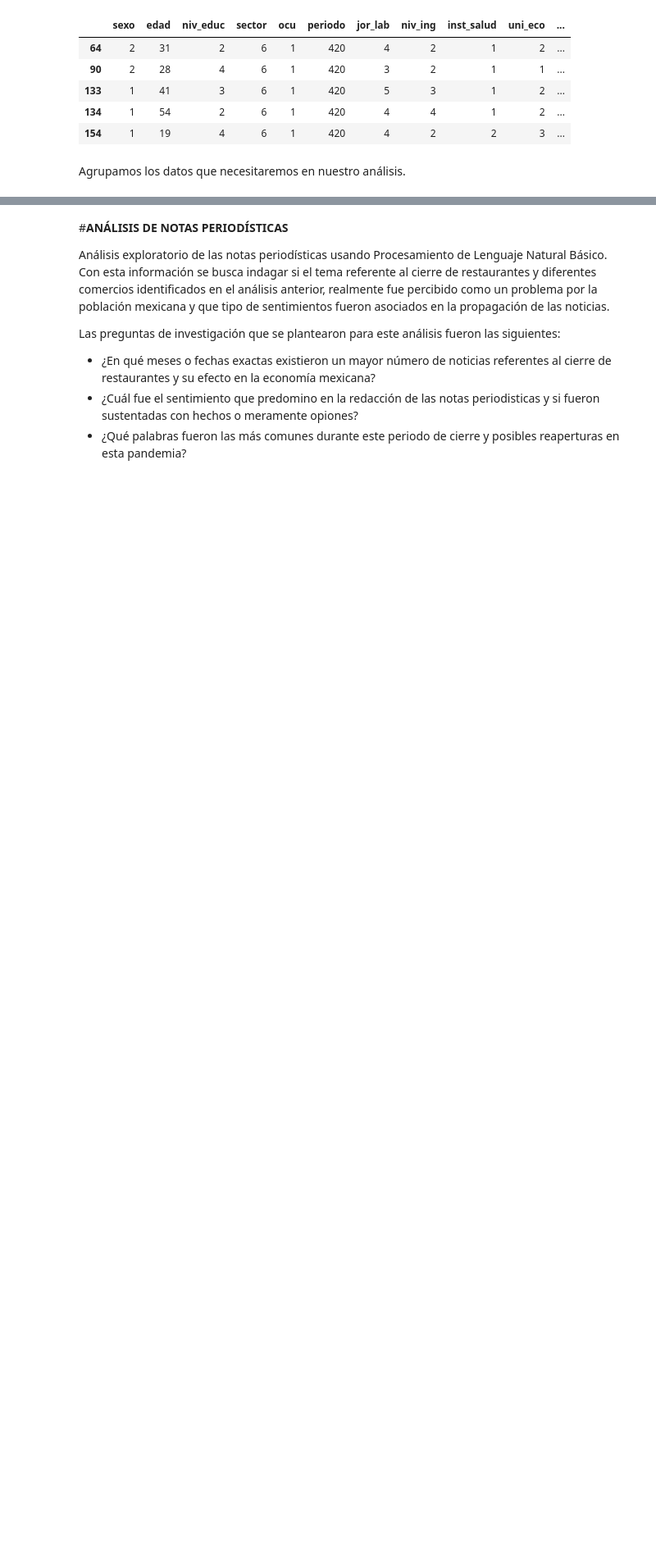
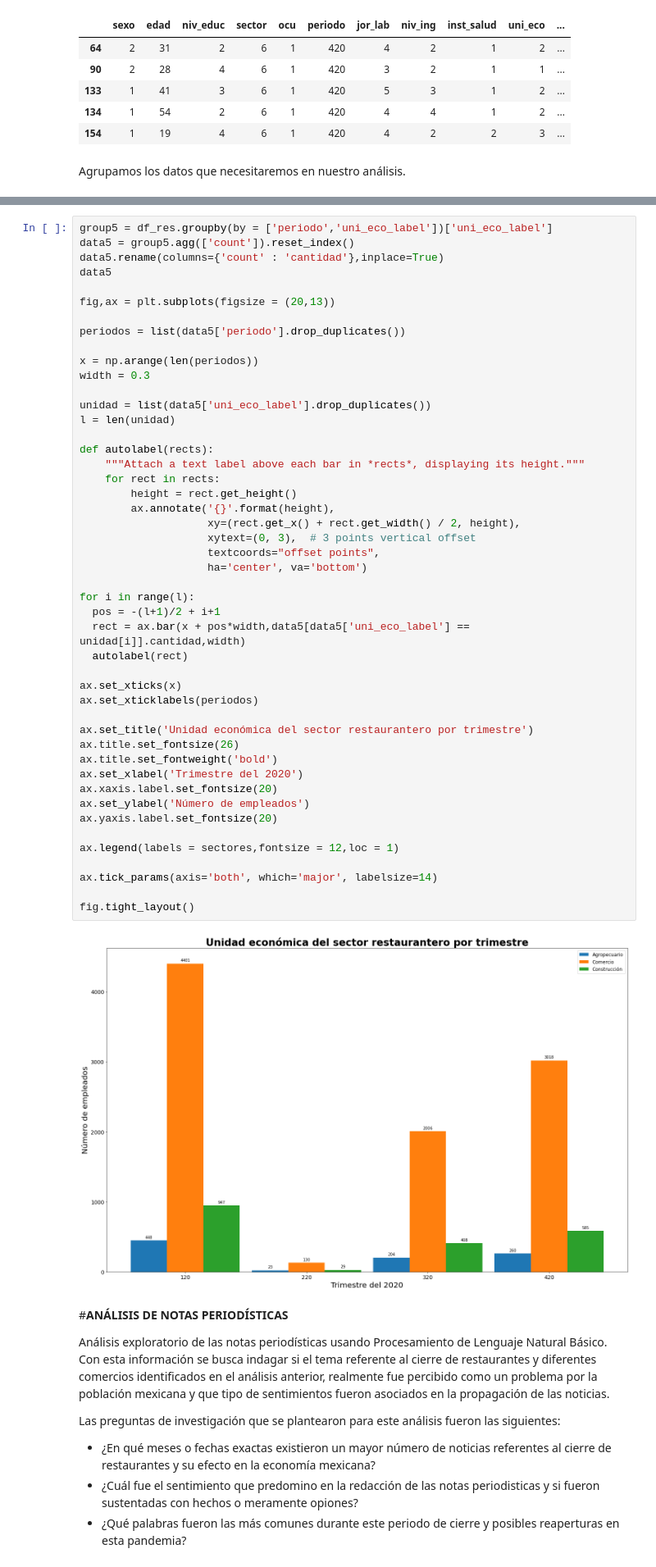
Before and after one commit to Walt9819/factores-impacto-desempleo-mexico, a Jupyter notebook: Python/FactoresDeImpactoEnDesempleoMX.ipynb, the cells around one changed output, grey strips where cells are left out. Shown at 82% size. Saved outputs shown, nothing was run; the diff lists cells and outputs as text; blank space fills up the shorter version.

```diff
--- a/Python/FactoresDeImpactoEnDesempleoMX.ipynb
+++ b/Python/FactoresDeImpactoEnDesempleoMX.ipynb
@@ -976,3 +972,52 @@ group5 = data.groupby(by = '')
+# %%
+group5 = df_res.groupby(by = ['periodo','uni_eco_label'])['uni_eco_label']
+data5 = group5.agg(['count']).reset_index()
+data5.rename(columns={'count' : 'cantidad'},inplace=True)
+data5
+
+fig,ax = plt.subplots(figsize = (20,13))
+
+periodos = list(data5['periodo'].drop_duplicates())
+
+x = np.arange(len(periodos))
+width = 0.3
+
+unidad = list(data5['uni_eco_label'].drop_duplicates())
+l = len(unidad)
+
+def autolabel(rects):
+    """Attach a text label above each bar in *rects*, displaying its height."""
+    for rect in rects:
+        height = rect.get_height()
+        ax.annotate('{}'.format(height),
+                    xy=(rect.get_x() + rect.get_width() / 2, height),
+                    xytext=(0, 3),  # 3 points vertical offset
+                    textcoords="offset points",
+                    ha='center', va='bottom')
+
+for i in range(l):
+  pos = -(l+1)/2 + i+1
+  rect = ax.bar(x + pos*width,data5[data5['uni_eco_label'] == unidad[i]].cantidad,width)
+  autolabel(rect)
+
+ax.set_xticks(x)
+ax.set_xticklabels(periodos)
+
+ax.set_title('Unidad económica del sector restaurantero por trimestre')
+ax.title.set_fontsize(26)
+ax.title.set_fontweight('bold')
+ax.set_xlabel('Trimestre del 2020')
+ax.xaxis.label.set_fontsize(20)
+ax.set_ylabel('Número de empleados')
+ax.yaxis.label.set_fontsize(20)
+
+ax.legend(labels = sectores,fontsize = 12,loc = 1)
+
+ax.tick_params(axis='both', which='major', labelsize=14)
+
+fig.tight_layout()
+# %% [output]
+[figure, added]
 # %% [markdown]
 #**ANÁLISIS DE NOTAS PERIODÍSTICAS**
 
```
Also changed, not shown: parts of 2 cells of this notebook.
